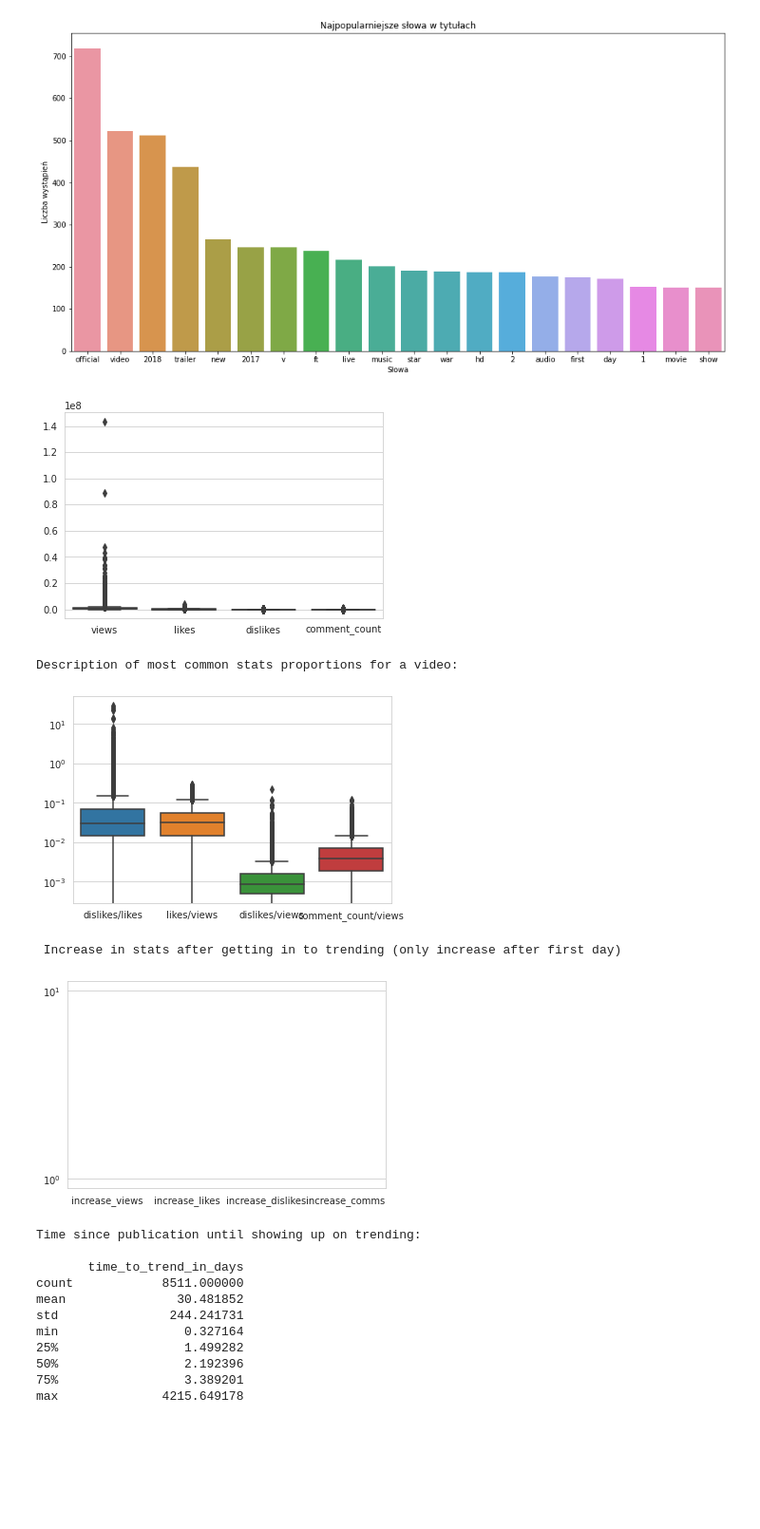
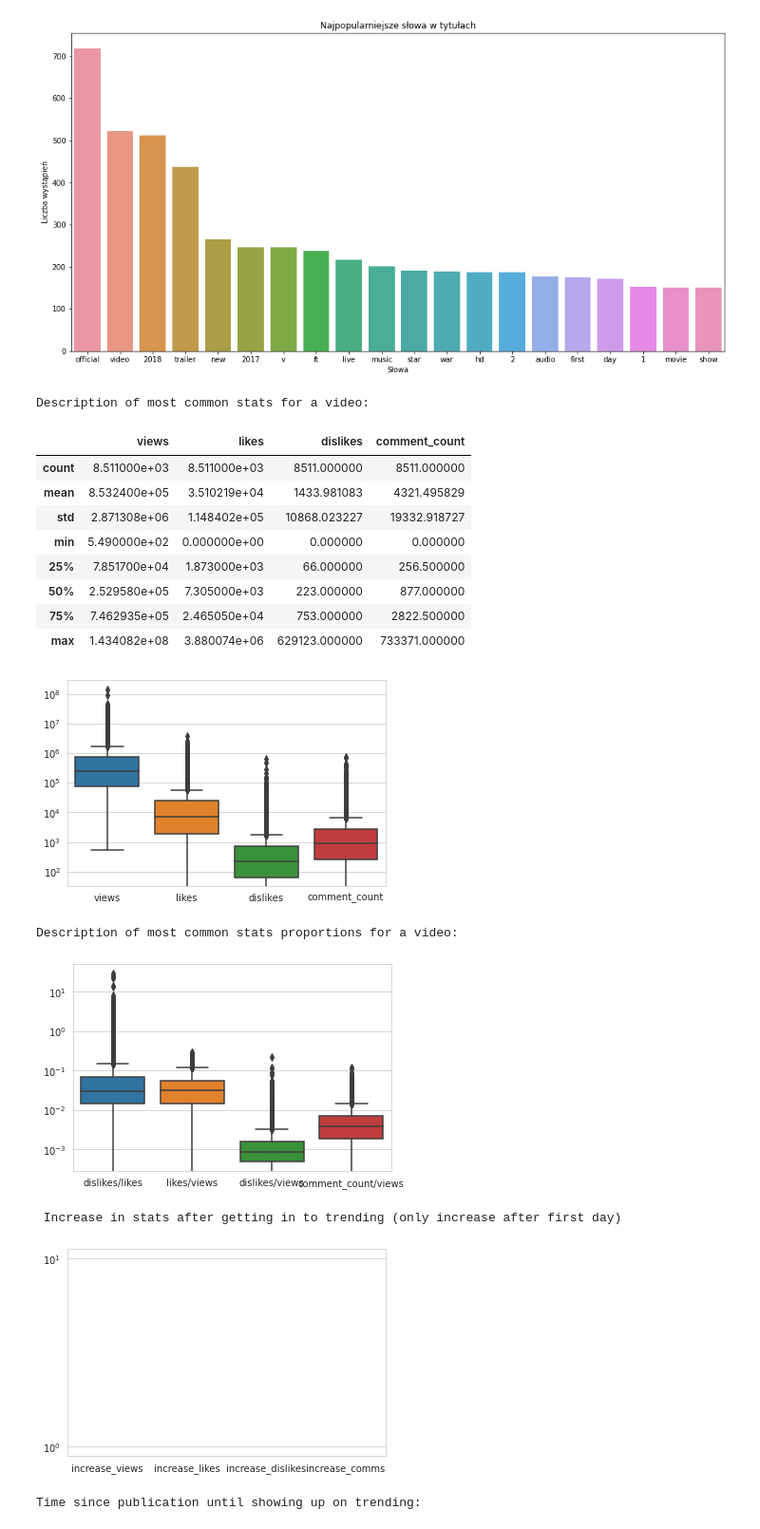
Before and after one commit to AdamKlejda/PED_YT, a Jupyter notebook: main.ipynb, the cells around one changed output. Shown at 95% size. Saved outputs shown, nothing was run; the diff lists cells and outputs as text; code cells hidden in the pictures; blank space fills up the shorter version.

```diff
--- a/main.ipynb
+++ b/main.ipynb
@@ -278,6 +277,0 @@ plt.show()
-# %%
-# sns.set_style("whitegrid")
-data = df2[['views','comment_count','likes','dislikes']]
-ax = sns.violinplot(data=data)
-ax.set(yscale="log")
-plt.show()
@@ -381,8 +373,8 @@ def describeAfter(df):
 #     print("Begining of the pub timeline  {0}".format(df["pub_date"].min()))
 #     print("End of the pub timeline  {0}".format(df["pub_date"].max()))
 
-#     print("\n\nDescription of most common stats for a video:\n")
-#     print(df.describe()[['views','likes','dislikes','comment_count']])
+    print("\n\nDescription of most common stats for a video:\n")
+    display(df.describe()[['views','likes','dislikes','comment_count']])
 
     sns.set_style("whitegrid")
     data = df[['views','likes','dislikes','comment_count']]
@@ -414,7 +406,7 @@ def describeAfter(df):
 
 #     Time since publication to first apearence in trending
     print("\n\nTime since publication until showing up on trending:\n")
-    print(df.describe()[['time_to_trend_in_days']])
+    display(df.describe()[['time_to_trend_in_days']])
 
     sns.set_style("whitegrid")
     data = df[['time_to_trend_in_days']]
@@ -452,9 +444,9 @@ def describeAfter(df):
     data18 = df[df["tren_year"]==2018]['tren_day_of_the_weak'].value_counts(sort=False)[df["tren_day_of_the_weak"].unique()]
 
     days = data17.keys()#[0,6,4,5,3,1,2]
-    print(data17)
-    print(data18)
-    print(days)
+    display(data17)
+    display(data18)
+    display(days)
 
     fig, ax = plt.subplots()
     ax.bar(days,data17,0.35,label="2017")
@@ -466,46 +458,46 @@ def describeAfter(df):
 
     plt.show()
 
 
     #### Przeniosłem wyżej
 #     print("\n")
 #     fig, (ax1, ax2) = plt.subplots(ncols=2)
 #     data = df['tren_month'].value_counts(sort=False).sort_index()
 # #     print(data)
 #     months = data.keys()
 #     ax1.bar(months,data)
 #     ax1.set_xlabel ('Month')
 #     ax1.set_ylabel ('Number of videos')
 # #     plt.title("Number of videos per month (first time trending date)")
 # #     plt.show()
 
 #     print("\n")
 #     data = df['pub_month'].value_counts(sort=False).sort_index()
 # #     print(data)
 #     months = data.keys()
 #     ax2.bar(months,data)
 #     ax2.set_xlabel ('Month')
 # #     ax2.set_ylabel ('Number of videos')
 #     plt.title("Number of videos per month left-first time trending date right-publication date")
 #     plt.show()
 
 
 
 describeAfter(df)
 # %% [output]
+Description of most common stats for a video:
+|  | views | likes | dislikes | comment_count |
+| count | 8.511000e+03 | 8.511000e+03 | 8511.000000 | 8511.000000 |
+| mean | 8.532400e+05 | 3.510219e+04 | 1433.981083 | 4321.495829 |
+| std | 2.871308e+06 | 1.148402e+05 | 10868.023227 | 19332.918727 |
+| min | 5.490000e+02 | 0.000000e+00 | 0.000000 | 0.000000 |
+| 25% | 7.851700e+04 | 1.873000e+03 | 66.000000 | 256.500000 |
+| 50% | 2.529580e+05 | 7.305000e+03 | 223.000000 | 877.000000 |
+| 75% | 7.462935e+05 | 2.465050e+04 | 753.000000 | 2822.500000 |
+| max | 1.434082e+08 | 3.880074e+06 | 629123.000000 | 733371.000000 |
-[figure, old version]
+[figure, new version]
-Description of most common stats proportions for a video:
+Description of most common stats proportions for a video:
 [figure]
- Increase in stats after getting in to trending (only increase after first day)
+ Increase in stats after getting in to trending (only increase after first day)
 [figure]
-Time since publication until showing up on trending:
-
-       time_to_trend_in_days
-count            8511.000000
-mean               30.481852
-std               244.241731
-min                 0.327164
-25%                 1.499282
-50%                 2.192396
-75%                 3.389201
-max              4215.649178
+Time since publication until showing up on trending:
```
Also changed, not shown: parts of 7 cells of this notebook, 1 other file.
